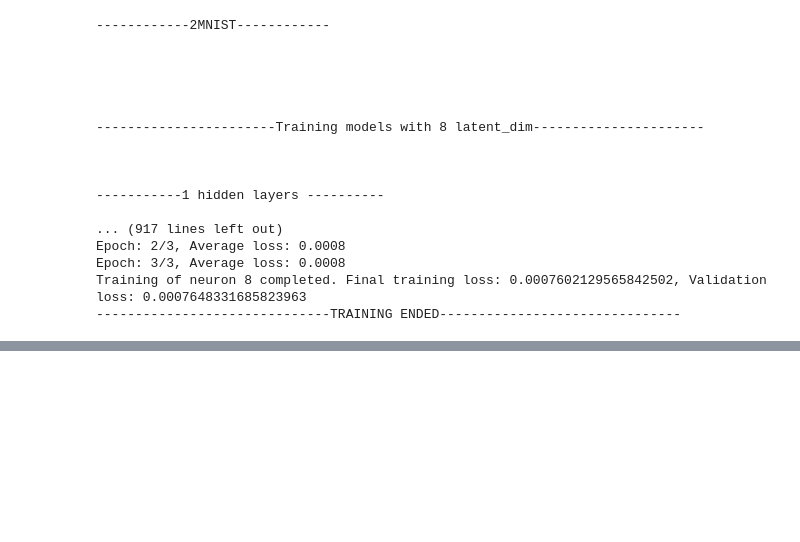
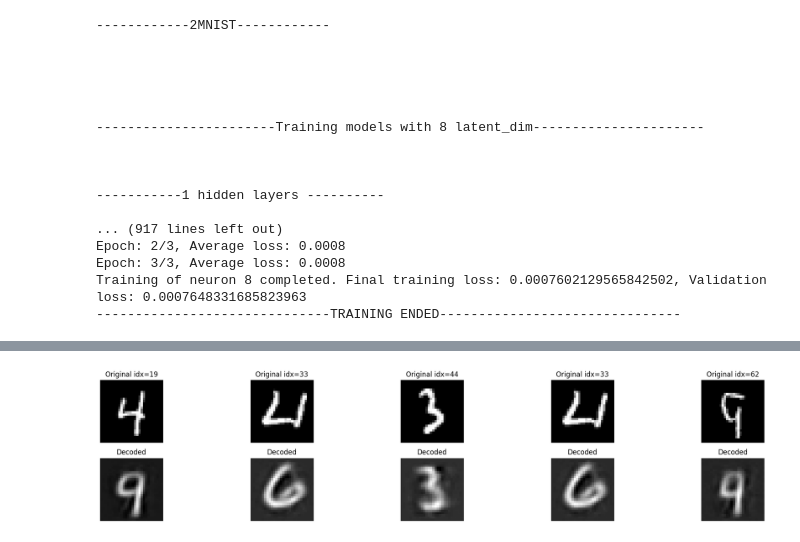
Before and after one commit to EnricoFrau/Autoencoders-Abstraction, a Jupyter notebook: notebooks/train_models.ipynb, the cells around one changed output, grey strips where cells are left out. Drawn from its saved outputs; the diff is of its cells as text; code cells hidden in the pictures; blank space fills up the shorter version.

Commit message:
Temporary optimize threshold

```diff
--- a/notebooks/train_models.ipynb
+++ b/notebooks/train_models.ipynb
@@ -2181,0 +2945,33 @@ Training of neuron 8 completed. Final training loss: 0.0007602129565842502, Vali
+# %%
+
+for dataset in ("MNIST",):
+    print(f"\n\n\n------------{dataset}------------\n")
+
+    input_dim = 784
+    learning_rate = 5e-4
+    weight_decay = 1e-5
+    decrease_rate = 0.6
+    train_loader = train_loaders[dataset]
+    val_loader = val_loaders[dataset]
+    input_dim = 28 * 28
+    bias = 0.5
+
+
+    for latent_dim in (6,):
+        print(f"\n\n\n-----------------------Training models with {latent_dim} latent_dim----------------------\n\n\n")
+
+        for num_hidden_layers in (4,5):
+            print(f"\n\n----------------- {num_hidden_layers} num_hidden_layers --------------\n\n")
+
+            model_path = f"../models/relu_output/he init/simultaneous train/{dataset}/ld{latent_dim}_lr{learning_rate}_dr{decrease_rate}_bias{bias}_{num_hidden_layers-1}hl.pth"
+            ex_model = AE_0(input_dim=input_dim, latent_dim=latent_dim, decrease_rate=decrease_rate, device=device, hidden_layers = num_hidden_layers-1, output_activation_encoder=nn.ReLU).to(device)
+            ex_model.load_state_dict(torch.load(model_path, map_location=device))
+
+            new_model = AE_0(input_dim=input_dim, latent_dim=latent_dim, decrease_rate=decrease_rate, device=device, hidden_layers = num_hidden_layers, output_activation_encoder=nn.ReLU, he_init=True, set_bias=0.1).to(device)
+            layer_wise_pretrain_load_dict(ex_model, new_model)
+
+            writer = SummaryWriter(log_dir=f'/Users/enricofrausin/Programmazione/PythonProjects/Tesi/Autoencoders/runs/relu_output/he init/simultaneous train/{dataset}/ld{latent_dim}_lr{learning_rate}_dr{decrease_rate}_bias{bias}_{num_hidden_layers}hl')
+            optimizer = optim.Adam(new_model.parameters(), lr=learning_rate, weight_decay=weight_decay)
+            train(new_model, writer=writer, train_loader=train_loader, val_loader=val_loader, optimizer=optimizer, epochs=10)
+            save_dir = f'/Users/enricofrausin/Programmazione/PythonProjects/Tesi/Autoencoders/models/relu_output/he init/simultaneous train/{dataset}/ld{latent_dim}_lr{learning_rate}_dr{decrease_rate}_bias{bias}_{num_hidden_layers}hl.pth'
+            torch.save(new_model.state_dict(), save_dir)
@@ -2181,0 +3130,4 @@ Training of neuron 8 completed. Final training loss: 0.0007602129565842502, Vali
+# %%
+plot_original_vs_decoded(new_model, val_loader, device)
+# %% [output]
+[figure, added]
```
Also changed, not shown: parts of 41 cells of this notebook, 4 other files.
